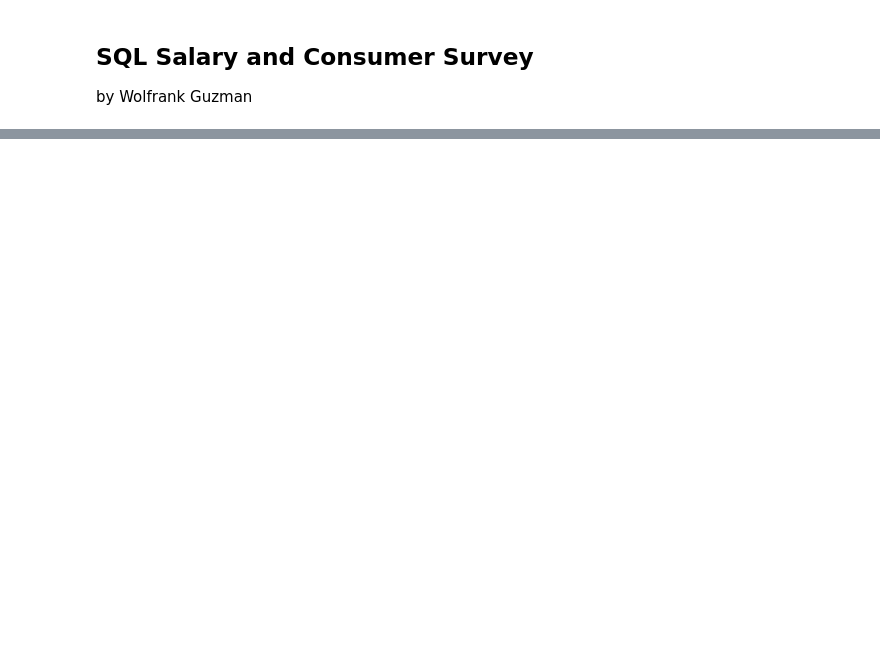
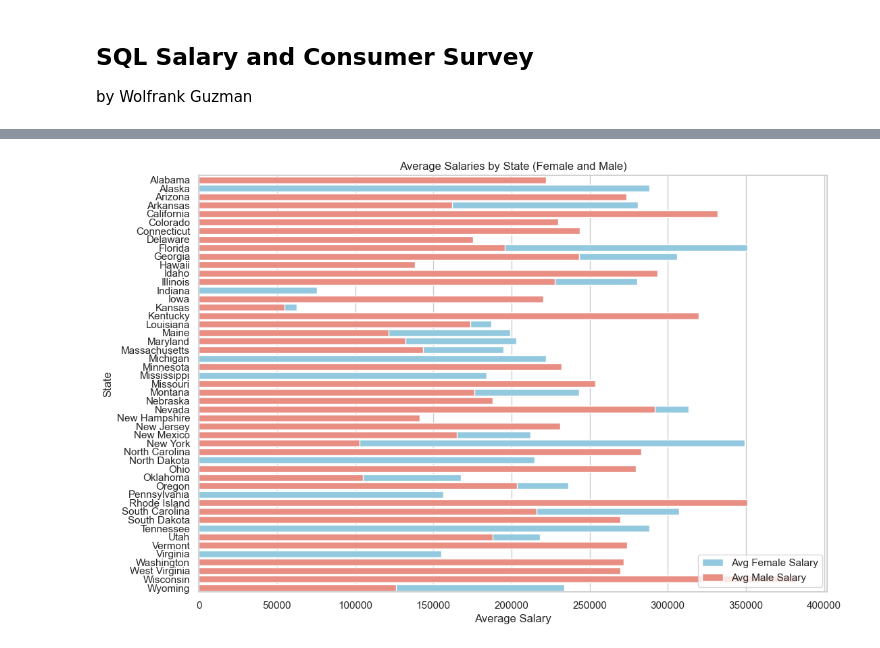
Before and after one commit to guzmanwolfrank/Data, a Jupyter notebook: SQLSalaryData/RandomData.ipynb, the cells around one changed output, grey strips where cells are left out. Cells and saved outputs as stored; diff of their text form; code cells hidden in the pictures; blank space fills up the shorter version.

```diff
--- a/SQLSalaryData/RandomData.ipynb
+++ b/SQLSalaryData/RandomData.ipynb
@@ -249,0 +303,38 @@ plt.show()
+# %%
+# Execute the SQL query to calculate average salary for females and males by state
+cursor.execute("""
+    SELECT State,
+           AVG(CASE WHEN Sex = 'Female' THEN Salary END) AS AvgFemaleSalary,
+           AVG(CASE WHEN Sex = 'Male' THEN Salary END) AS AvgMaleSalary
+    FROM data
+    GROUP BY State
+    """)
+results = cursor.fetchall()
+
+# Convert the query results into a DataFrame
+df = pd.DataFrame(results, columns=['State', 'AvgFemaleSalary', 'AvgMaleSalary'])
+
+# Close the database connection
+#conn.close()
+
+# Create a Seaborn horizontal bar plot
+plt.figure(figsize=(12, 8))
+sns.set(style="whitegrid")
+
+# Sort the DataFrame by state name
+df.sort_values(by='State', inplace=True)
+
+# Create horizontal bar plots for average female and male salaries
+sns.barplot(x='AvgFemaleSalary', y='State', data=df, color='skyblue', label='Avg Female Salary')
+sns.barplot(x='AvgMaleSalary', y='State', data=df, color='salmon', label='Avg Male Salary')
+
+# Customize plot labels and title
+plt.title('Average Salaries by State (Female and Male)')
+plt.xlabel('Average Salary')
+plt.ylabel('State')
+plt.legend()
+
+# Show the plot
+plt.show()
+# %% [output]
+[figure, added]
```
Also changed, not shown: parts of 12 cells of this notebook.
